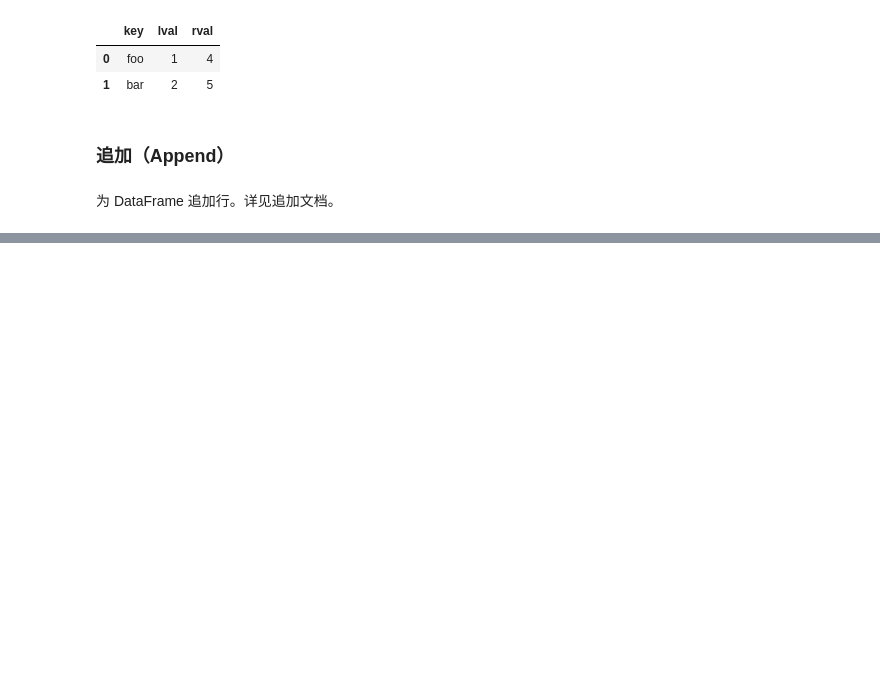
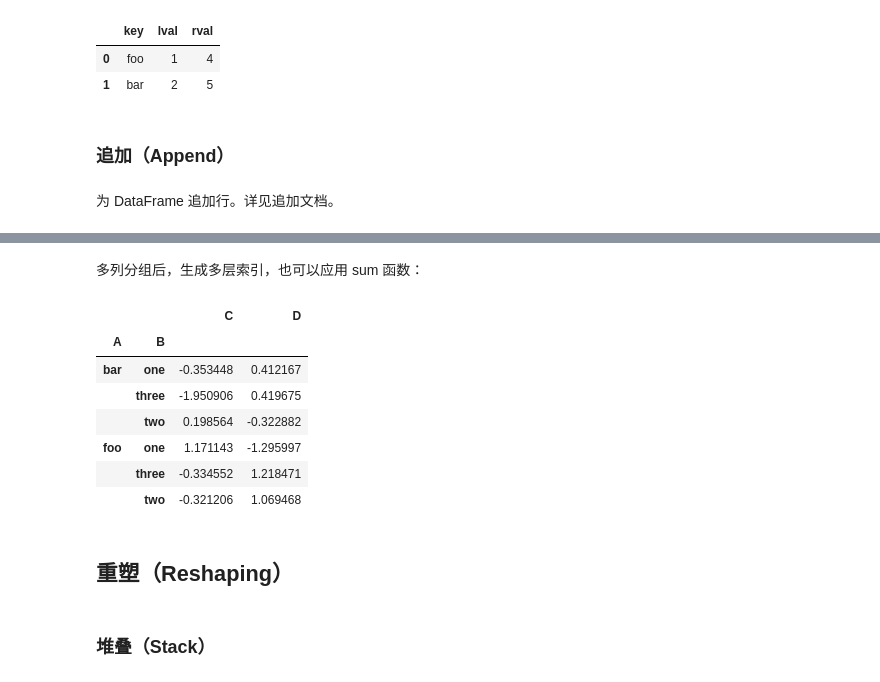
Before and after one commit to mangxiao2018/PandasSample, a Jupyter notebook: 1-入门Pandas.ipynb, the cells around one changed output, grey strips where cells are left out. Drawn from its saved outputs; the diff is of its cells as text; code cells hidden in the pictures; blank space fills up the shorter version.

```diff
--- a/1-入门Pandas.ipynb
+++ b/1-入门Pandas.ipynb
@@ -721,0 +785,17 @@ df = pd.DataFrame(np.random.randn(8, 4), columns=['A', 'B', 'C', 'D'])
+# %% [markdown]
+多列分组后，生成多层索引，也可以应用 sum 函数：
+# %%
+df.groupby(['A', 'B']).sum()
+# %% [output]
+|  |  | C | D |
+| A | B |  |  |
+| bar | one | -0.353448 | 0.412167 |
+|  | three | -1.950906 | 0.419675 |
+|  | two | 0.198564 | -0.322882 |
+| foo | one | 1.171143 | -1.295997 |
+|  | three | -0.334552 | 1.218471 |
+|  | two | -0.321206 | 1.069468 |
+# %% [markdown]
+## 重塑（Reshaping）
+# %% [markdown]
+### 堆叠（Stack）
```
Also changed, not shown: parts of 21 cells of this notebook.
